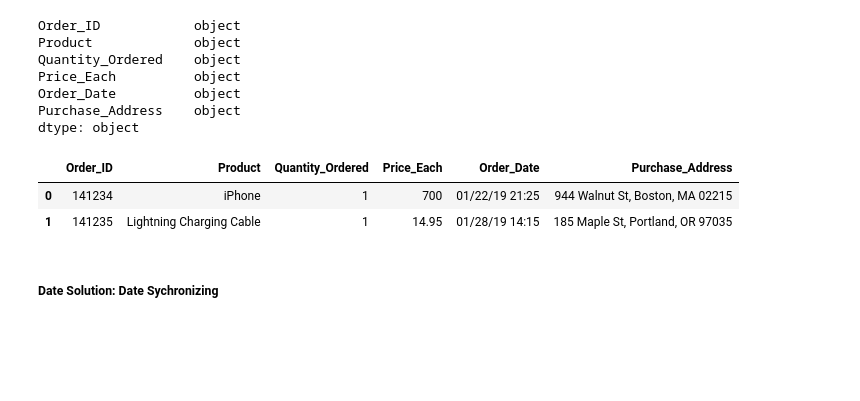
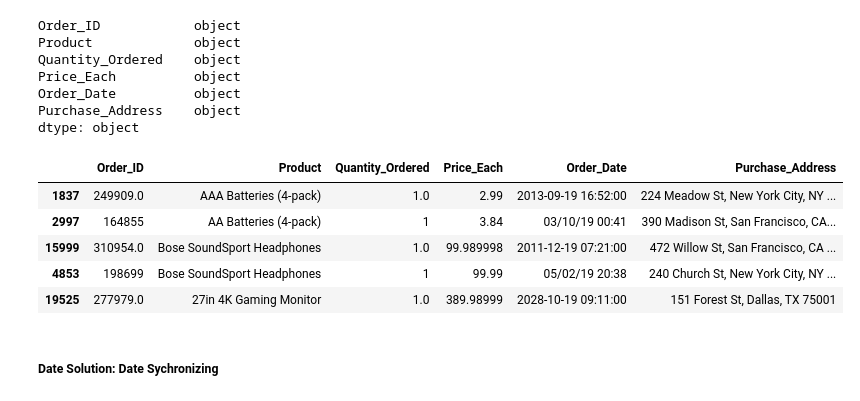
Before and after one commit to qochieng/Power-BI-dashboard-project, a Jupyter notebook: salesdataanalysis.ipynb, the cells around one changed output. Cells and saved outputs as stored; diff of their text form; code cells hidden in the pictures; blank space fills up the shorter version.

```diff
--- a/salesdataanalysis.ipynb
+++ b/salesdataanalysis.ipynb
@@ -401,11 +411,14 @@ Purchase_Address    object
 dtype: object
 # %%
 #dataset overview
-df.head(2)
+df.sample(5)
 # %% [output]
 |  | Order_ID | Product | Quantity_Ordered | Price_Each | Order_Date | Purchase_Address |
-| 0 | 141234 | iPhone | 1 | 700 | 01/22/19 21:25 | 944 Walnut St, Boston, MA 02215 |
-| 1 | 141235 | Lightning Charging Cable | 1 | 14.95 | 01/28/19 14:15 | 185 Maple St, Portland, OR 97035 |
+| 1837 | 249909.0 | AAA Batteries (4-pack) | 1.0 | 2.99 | 2013-09-19 16:52:00 | 224 Meadow St, New York City, NY ... |
+| 2997 | 164855 | AA Batteries (4-pack) | 1 | 3.84 | 03/10/19 00:41 | 390 Madison St, San Francisco, CA... |
+| 15999 | 310954.0 | Bose SoundSport Headphones | 1.0 | 99.989998 | 2011-12-19 07:21:00 | 472 Willow St, San Francisco, CA ... |
+| 4853 | 198699 | Bose SoundSport Headphones | 1 | 99.99 | 05/02/19 20:38 | 240 Church St, New York City, NY ... |
+| 19525 | 277979.0 | 27in 4K Gaming Monitor | 1.0 | 389.98999 | 2028-10-19 09:11:00 | 151 Forest St, Dallas, TX 75001 |
 # %% [markdown]
 ##### **Date Solution: Date Sychronizing**
 # %%
```
Also changed, not shown: parts of 5 cells of this notebook, 2 other files.
